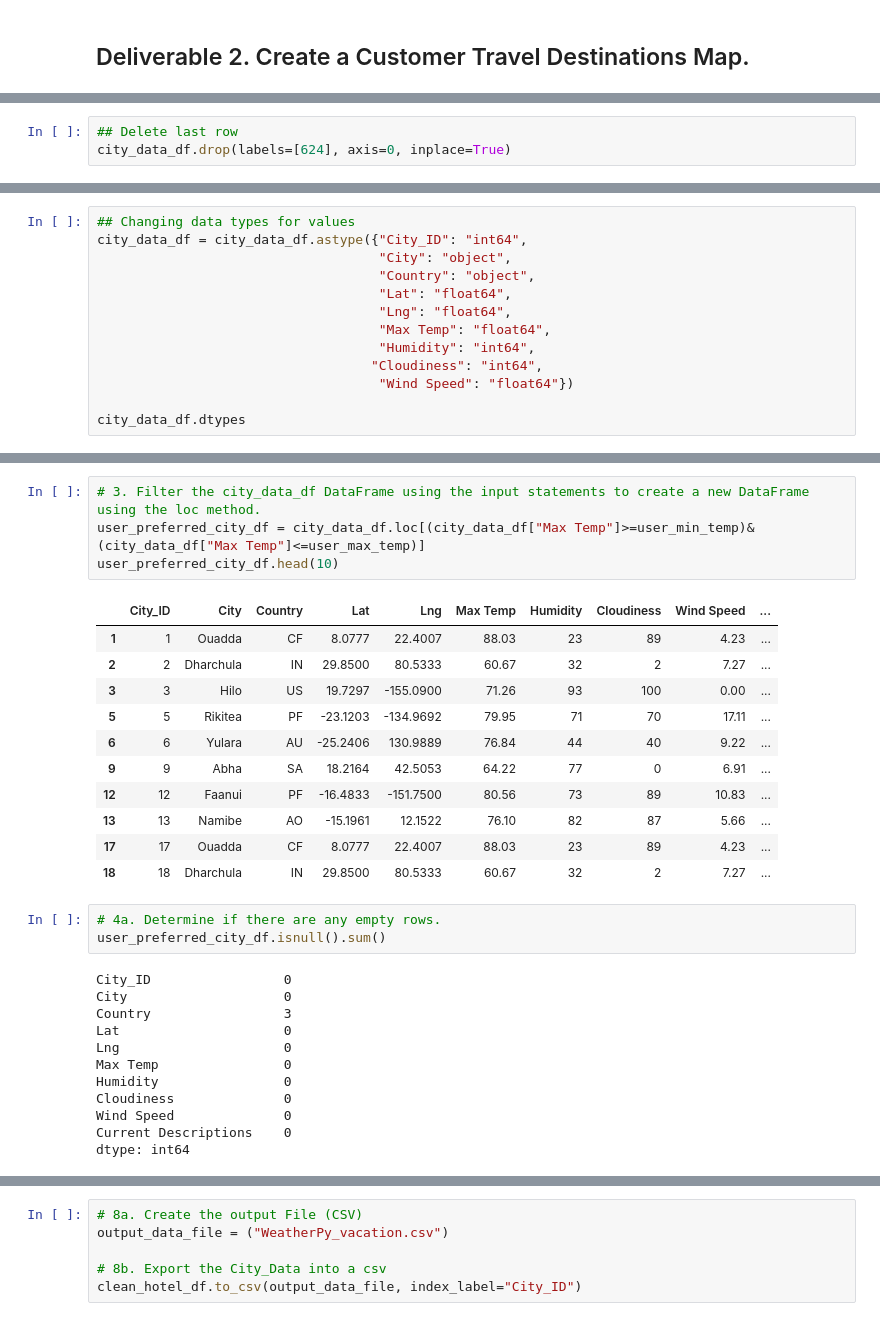
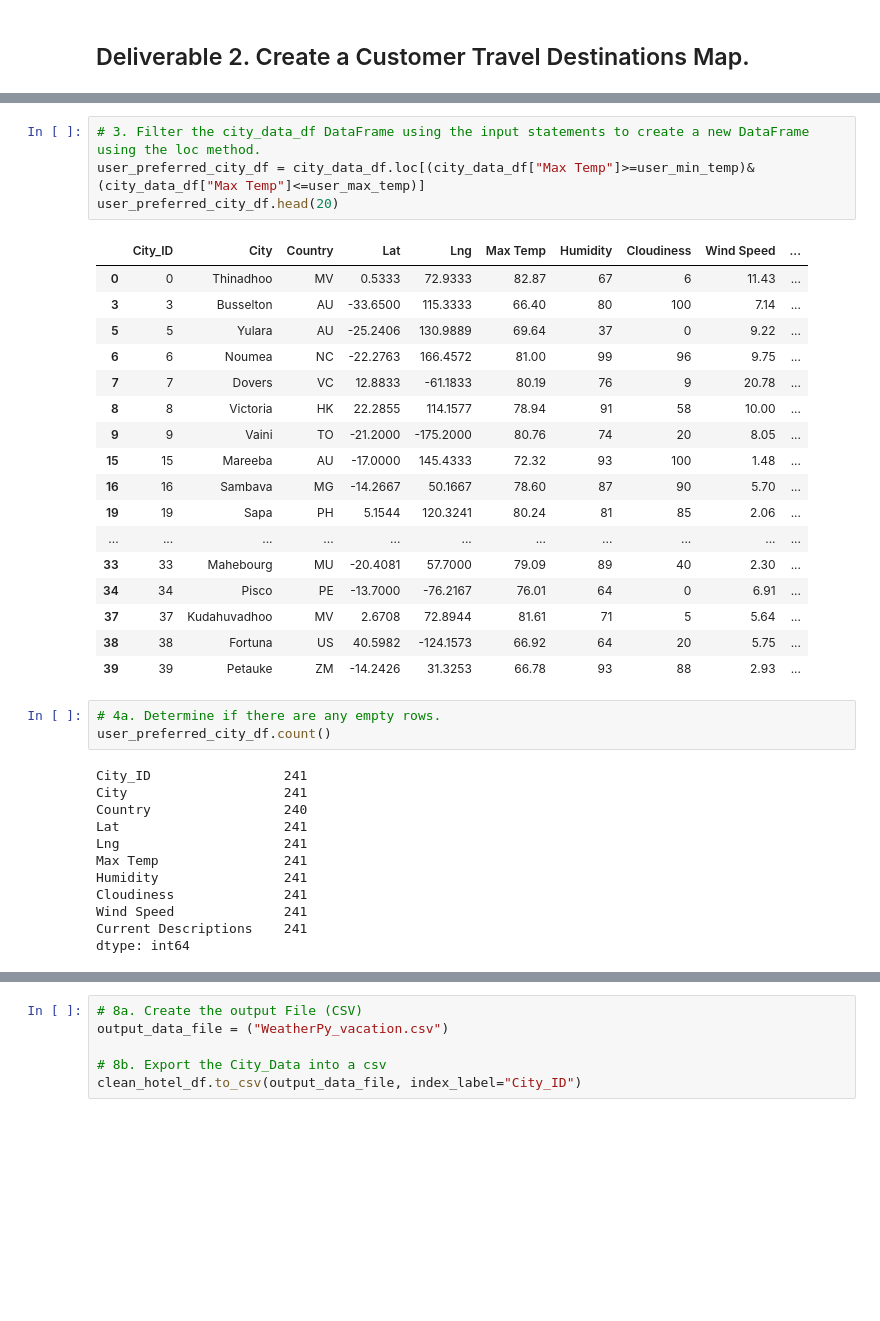
Before and after one commit to kaitlynhop/World_Weather_Analysis, a Jupyter notebook: Vacation_Search/Vacation_Search.ipynb, the cells around one changed output, grey strips where cells are left out. Drawn from its saved outputs; the diff is of its cells as text; blank space fills up the shorter version.

```diff
--- a/Vacation_Search/Vacation_Search.ipynb
+++ b/Vacation_Search/Vacation_Search.ipynb
@@ -27,3 +38,0 @@ city_data_df.tail()
-# %%
-## Delete last row
-city_data_df.drop(labels=[624], axis=0, inplace=True)
@@ -39,13 +38,0 @@ city_data_df.tail()
-# %%
-## Changing data types for values
-city_data_df = city_data_df.astype({"City_ID": "int64",
-                                    "City": "object",
-                                    "Country": "object",
-                                    "Lat": "float64",
-                                    "Lng": "float64",
-                                    "Max Temp": "float64",
-                                    "Humidity": "int64",
-                                   "Cloudiness": "int64",
-                                    "Wind Speed": "float64"})
-
-city_data_df.dtypes
@@ -71,33 +46,39 @@ What is your ideal minimum temperature, in degrees Fareneheit, for vacation? 60
 # %%
 # 3. Filter the city_data_df DataFrame using the input statements to create a new DataFrame using the loc method.
 user_preferred_city_df = city_data_df.loc[(city_data_df["Max Temp"]>=user_min_temp)&(city_data_df["Max Temp"]<=user_max_temp)]
-user_preferred_city_df.head(10)
+user_preferred_city_df.head(20)
 # %% [output]
 |  | City_ID | City | Country | Lat | Lng | Max Temp | Humidity | Cloudiness | Wind Speed | ... |
-| 1 | 1 | Ouadda | CF | 8.0777 | 22.4007 | 88.03 | 23 | 89 | 4.23 | ... |
-| 2 | 2 | Dharchula | IN | 29.8500 | 80.5333 | 60.67 | 32 | 2 | 7.27 | ... |
-| 3 | 3 | Hilo | US | 19.7297 | -155.0900 | 71.26 | 93 | 100 | 0.00 | ... |
-| 5 | 5 | Rikitea | PF | -23.1203 | -134.9692 | 79.95 | 71 | 70 | 17.11 | ... |
-| 6 | 6 | Yulara | AU | -25.2406 | 130.9889 | 76.84 | 44 | 40 | 9.22 | ... |
-| 9 | 9 | Abha | SA | 18.2164 | 42.5053 | 64.22 | 77 | 0 | 6.91 | ... |
-| 12 | 12 | Faanui | PF | -16.4833 | -151.7500 | 80.56 | 73 | 89 | 10.83 | ... |
-| 13 | 13 | Namibe | AO | -15.1961 | 12.1522 | 76.10 | 82 | 87 | 5.66 | ... |
-| 17 | 17 | Ouadda | CF | 8.0777 | 22.4007 | 88.03 | 23 | 89 | 4.23 | ... |
-| 18 | 18 | Dharchula | IN | 29.8500 | 80.5333 | 60.67 | 32 | 2 | 7.27 | ... |
+| 0 | 0 | Thinadhoo | MV | 0.5333 | 72.9333 | 82.87 | 67 | 6 | 11.43 | ... |
+| 3 | 3 | Busselton | AU | -33.6500 | 115.3333 | 66.40 | 80 | 100 | 7.14 | ... |
+| 5 | 5 | Yulara | AU | -25.2406 | 130.9889 | 69.64 | 37 | 0 | 9.22 | ... |
+| 6 | 6 | Noumea | NC | -22.2763 | 166.4572 | 81.00 | 99 | 96 | 9.75 | ... |
+| 7 | 7 | Dovers | VC | 12.8833 | -61.1833 | 80.19 | 76 | 9 | 20.78 | ... |
+| 8 | 8 | Victoria | HK | 22.2855 | 114.1577 | 78.94 | 91 | 58 | 10.00 | ... |
+| 9 | 9 | Vaini | TO | -21.2000 | -175.2000 | 80.76 | 74 | 20 | 8.05 | ... |
+| 15 | 15 | Mareeba | AU | -17.0000 | 145.4333 | 72.32 | 93 | 100 | 1.48 | ... |
+| 16 | 16 | Sambava | MG | -14.2667 | 50.1667 | 78.60 | 87 | 90 | 5.70 | ... |
+| 19 | 19 | Sapa | PH | 5.1544 | 120.3241 | 80.24 | 81 | 85 | 2.06 | ... |
+| ... | ... | ... | ... | ... | ... | ... | ... | ... | ... | ... |
+| 33 | 33 | Mahebourg | MU | -20.4081 | 57.7000 | 79.09 | 89 | 40 | 2.30 | ... |
+| 34 | 34 | Pisco | PE | -13.7000 | -76.2167 | 76.01 | 64 | 0 | 6.91 | ... |
+| 37 | 37 | Kudahuvadhoo | MV | 2.6708 | 72.8944 | 81.61 | 71 | 5 | 5.64 | ... |
+| 38 | 38 | Fortuna | US | 40.5982 | -124.1573 | 66.92 | 64 | 20 | 5.75 | ... |
+| 39 | 39 | Petauke | ZM | -14.2426 | 31.3253 | 66.78 | 93 | 88 | 2.93 | ... |
 # %%
 # 4a. Determine if there are any empty rows.
-user_preferred_city_df.isnull().sum()
+user_preferred_city_df.count()
 # %% [output]
-City_ID                 0
-City                    0
-Country                 3
-Lat                     0
-Lng                     0
-Max Temp                0
-Humidity                0
-Cloudiness              0
-Wind Speed              0
-Current Descriptions    0
+City_ID                 241
+City                    241
+Country                 240
+Lat                     241
+Lng                     241
+Max Temp                241
+Humidity                241
+Cloudiness              241
+Wind Speed              241
+Current Descriptions    241
 dtype: int64
 # %%
 # 4b. Drop any empty rows and create a new DataFrame that doesn’t have empty rows.
```
Also changed, not shown: parts of 9 cells of this notebook, 1 other file.
